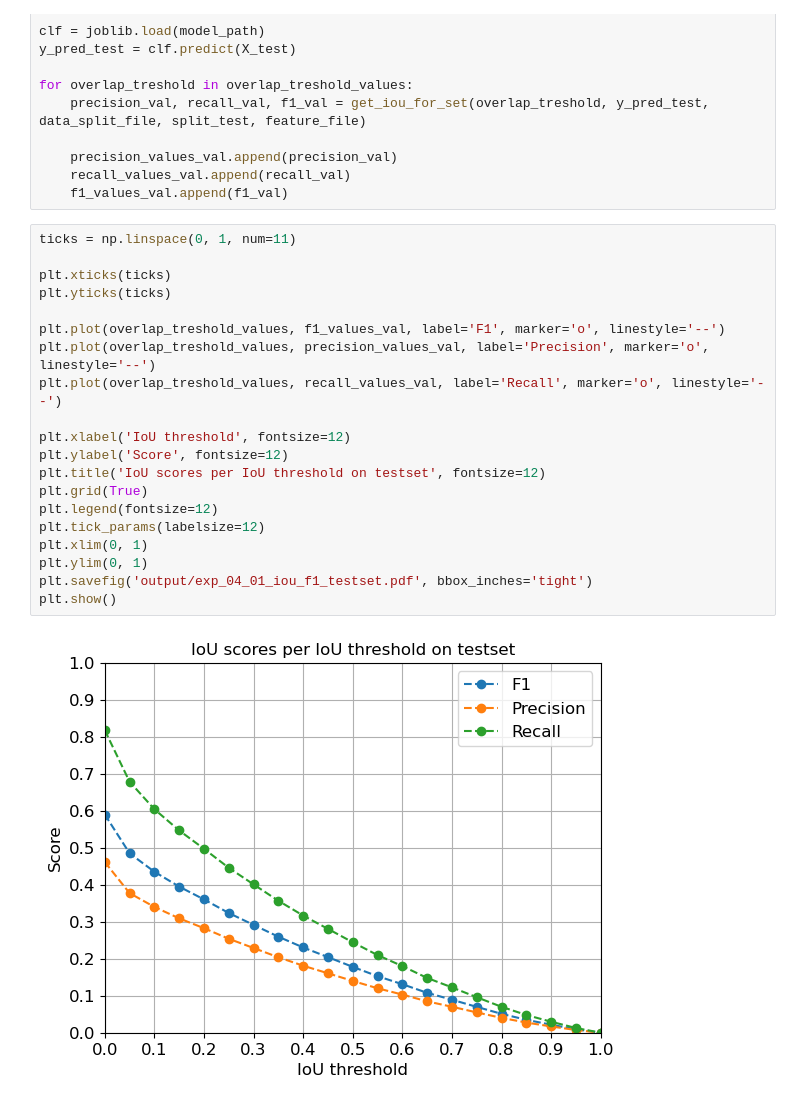
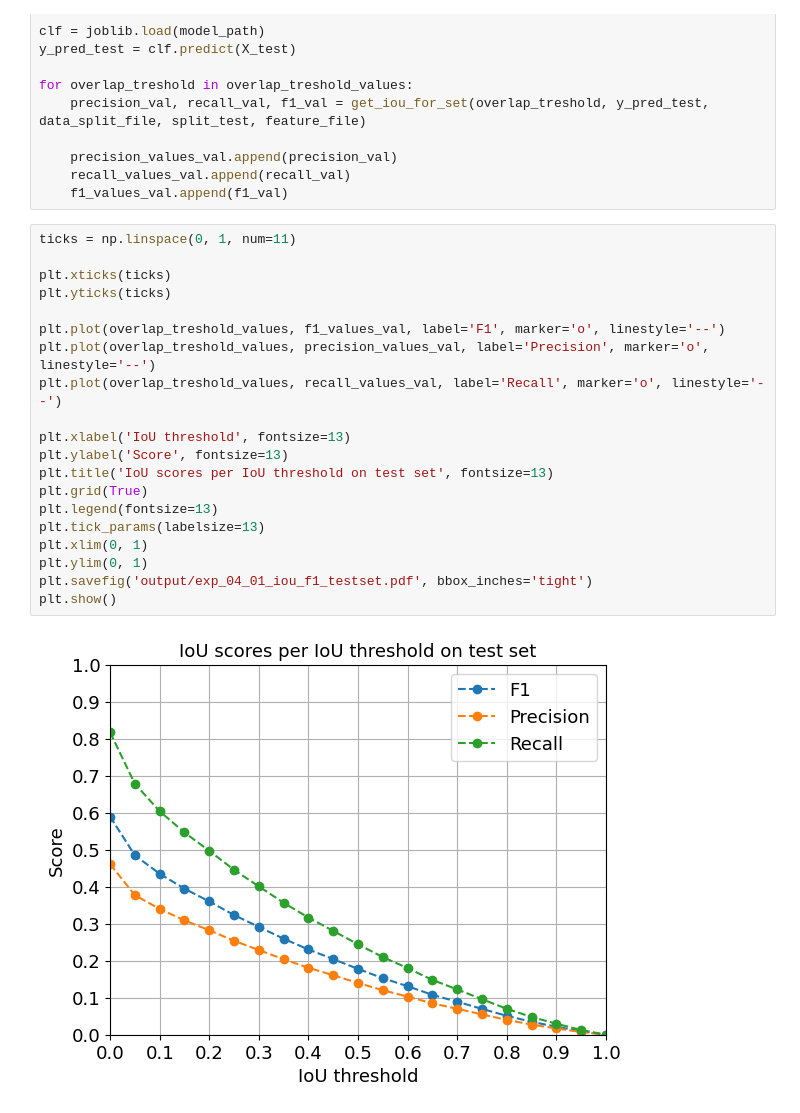
Before and after one commit to stuckkk/artifact-detection-seminar, a Jupyter notebook: experiments/04 - Thesis/exp_04_01.ipynb, the cells around one changed output. Saved outputs shown, nothing was run; the diff lists cells and outputs as text.

Commit message:
Adjust fontsize in figures

```diff
--- a/experiments/04 - Thesis/exp_04_01.ipynb
+++ b/experiments/04 - Thesis/exp_04_01.ipynb
@@ -81,22 +81,22 @@ for overlap_treshold in overlap_treshold_values:
 # %%
 ticks = np.linspace(0, 1, num=11)
 
 plt.xticks(ticks)
 plt.yticks(ticks)
 
 plt.plot(overlap_treshold_values, f1_values_val, label='F1', marker='o', linestyle='--')
 plt.plot(overlap_treshold_values, precision_values_val, label='Precision', marker='o', linestyle='--')
 plt.plot(overlap_treshold_values, recall_values_val, label='Recall', marker='o', linestyle='--')
 
-plt.xlabel('IoU threshold', fontsize=12)
-plt.ylabel('Score', fontsize=12)
-plt.title('IoU scores per IoU threshold on testset', fontsize=12)
+plt.xlabel('IoU threshold', fontsize=13)
+plt.ylabel('Score', fontsize=13)
+plt.title('IoU scores per IoU threshold on test set', fontsize=13)
 plt.grid(True)
-plt.legend(fontsize=12)
-plt.tick_params(labelsize=12)
+plt.legend(fontsize=13)
+plt.tick_params(labelsize=13)
 plt.xlim(0, 1)
 plt.ylim(0, 1)
 plt.savefig('output/exp_04_01_iou_f1_testset.pdf', bbox_inches='tight')
 plt.show()
 # %% [output]
-[figure, old version]
+[figure, new version]
```
Also changed, not shown: 11 other files.
